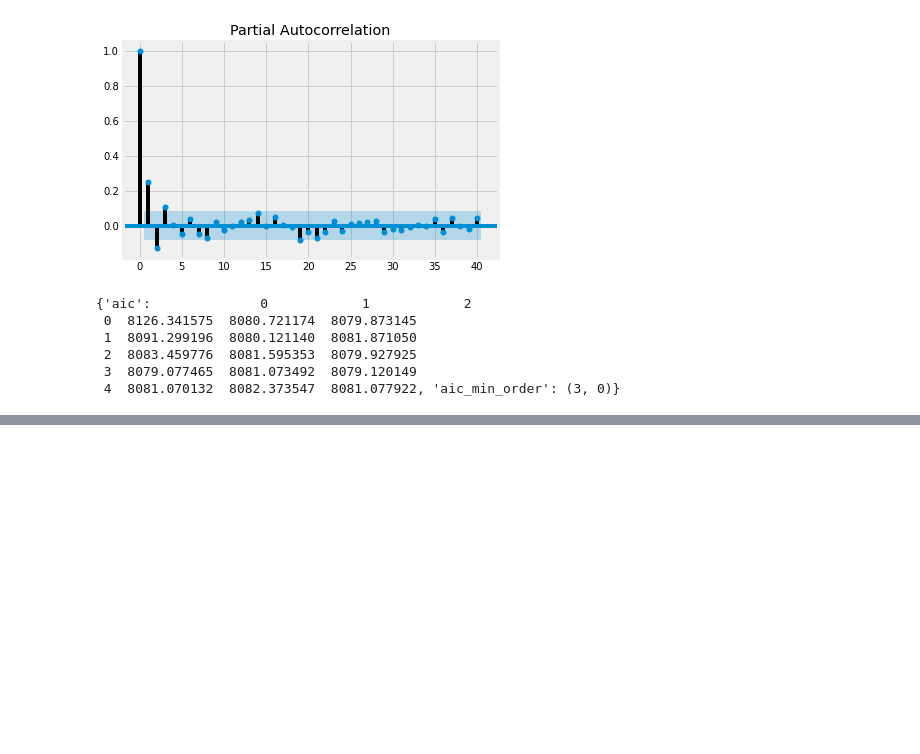
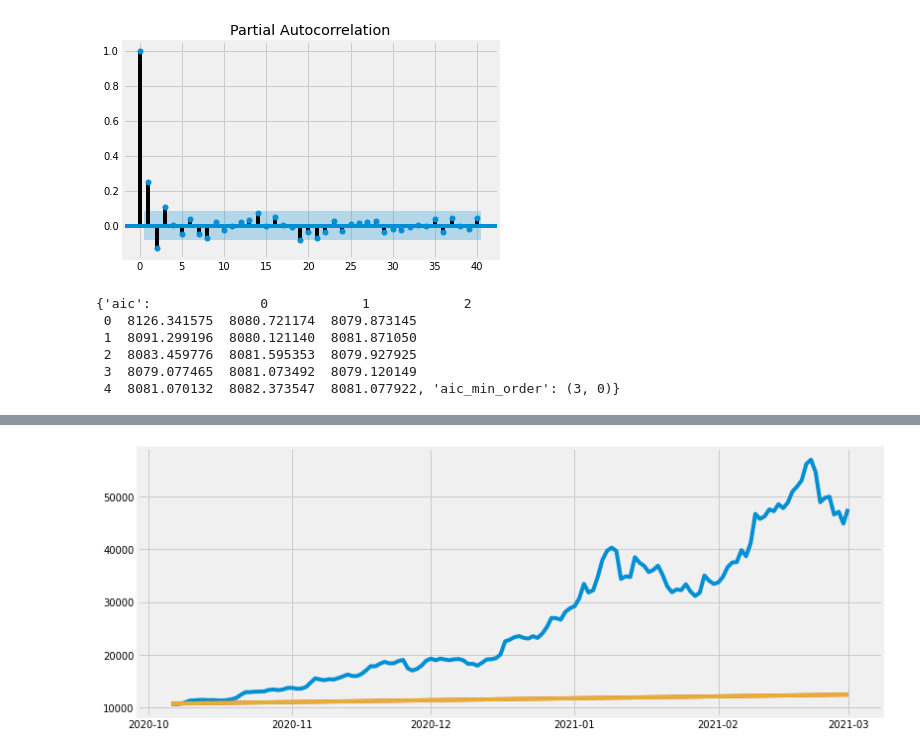
Before and after one commit to ayoubbensakhria/finance_algo, a Jupyter notebook: ARMA_Model.ipynb, the cells around one changed output, grey strips where cells are left out. Saved outputs shown, nothing was run; the diff lists cells and outputs as text; code cells hidden in the pictures; blank space fills up the shorter version.

```diff
--- a/ARMA_Model.ipynb
+++ b/ARMA_Model.ipynb
@@ -151,0 +199,16 @@ MA.2           -0.7661           +0.9793j            1.2434            0.3557
+# %%
+#make predictions and compared it to the validation dataset
+forecast = pd.DataFrame(result.forecast(len(df_valid['close']))[0],
+                        columns=['forecasted values'], index=df_valid.index)
+
+#make predictions and compared it to the validation dataset
+forecast1 = pd.DataFrame(result1.forecast(len(df_valid['close']))[0],
+                        columns=['forecasted values'], index=df_valid.index)
+
+plt.figure(figsize=(12,5))
+plt.plot(df_valid['close'])
+plt.plot(forecast['forecasted values'])
+plt.plot(forecast1['forecasted values'])
+plt.show()
+# %% [output]
+[figure, added]
```
Also changed, not shown: parts of 8 cells of this notebook.
